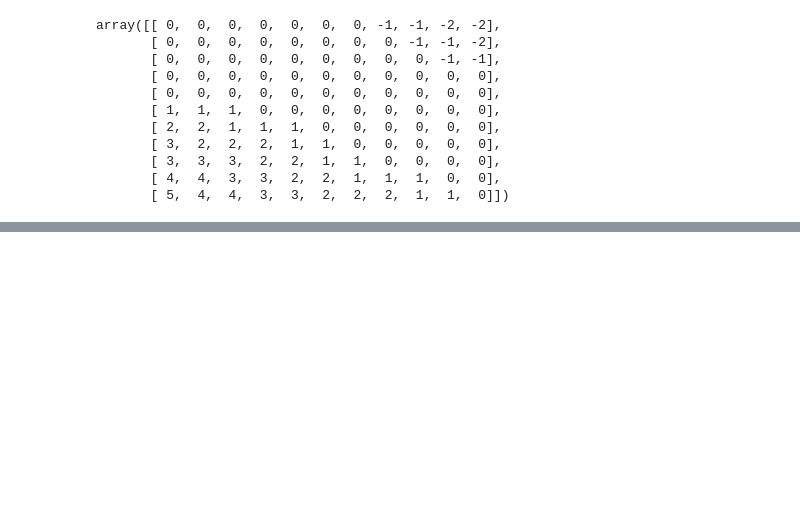
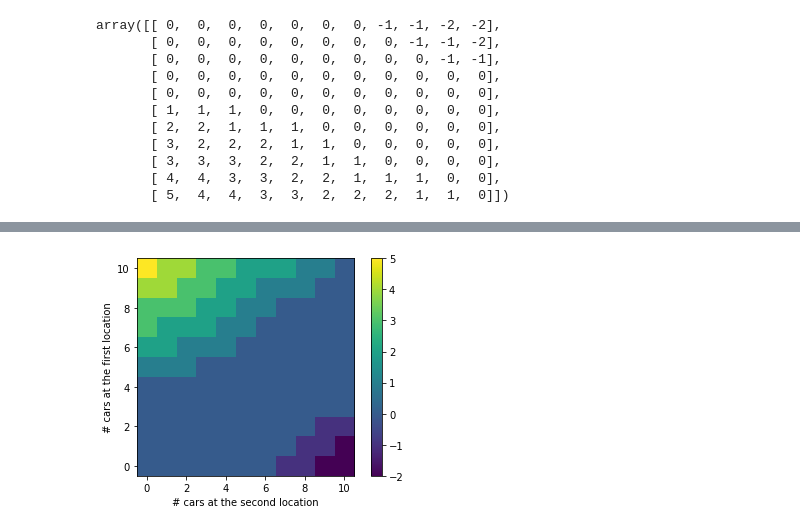
Before and after one commit to dvatsav/RL-M2018, a Jupyter notebook: HW2/Question-7.ipynb, the cells around one changed output, grey strips where cells are left out. Saved outputs shown, nothing was run; the diff lists cells and outputs as text; code cells hidden in the pictures; blank space fills up the shorter version.

Commit message:
Added question 7 modifications (included graphs), included pngs for graphs. Added some more logging and comments. Added python files for each jupyter notebook

```diff
--- a/HW2/Question-7.ipynb
+++ b/HW2/Question-7.ipynb
@@ -5,20 +8,19 @@ from scipy.stats import poisson
 # %%
+"""
+* Without modifications, with max_cars = 10 due to runtime constraints
+"""
 credit = 10
 move_cost = 2
 mean_req_first = 3
 mean_req_second = 4
 mean_ret_first = 3
 mean_ret_second = 2
-num_cars = 10
+max_cars = 10
 max_moves = 5
 discount_factor = 0.9
-max_req_ret_per_day = 11
-free_shuttles = 2
-parking_limit = 10
-parking_cost = 4
 # %%
-values = np.zeros((num_cars+1, num_cars+1)) # Since we can have 0 to num_cars
-policy = np.zeros((num_cars+1, num_cars+1), dtype=int)
+values = np.zeros((max_cars+1, max_cars+1)) # Since we can have 0 to num_cars
+policy = np.zeros((max_cars+1, max_cars+1), dtype=int)
 actions = np.arange(-max_moves, max_moves+1)
 # %%
 # Precompute poisson PMFs because it takes a long time otherwise
@@ -165,0 +172,8 @@ array([[404.27950443, 414.21581766, 424.02855816, 433.57465167,
+# %%
+plt.imshow(policy, origin='lower')
+plt.colorbar()
+plt.xlabel("# cars at the second location")
+plt.ylabel("# cars at the first location")
+plt.show()
+# %% [output]
+[figure, added]
```
Also changed, not shown: parts of 14 cells of this notebook, 7 other files.
